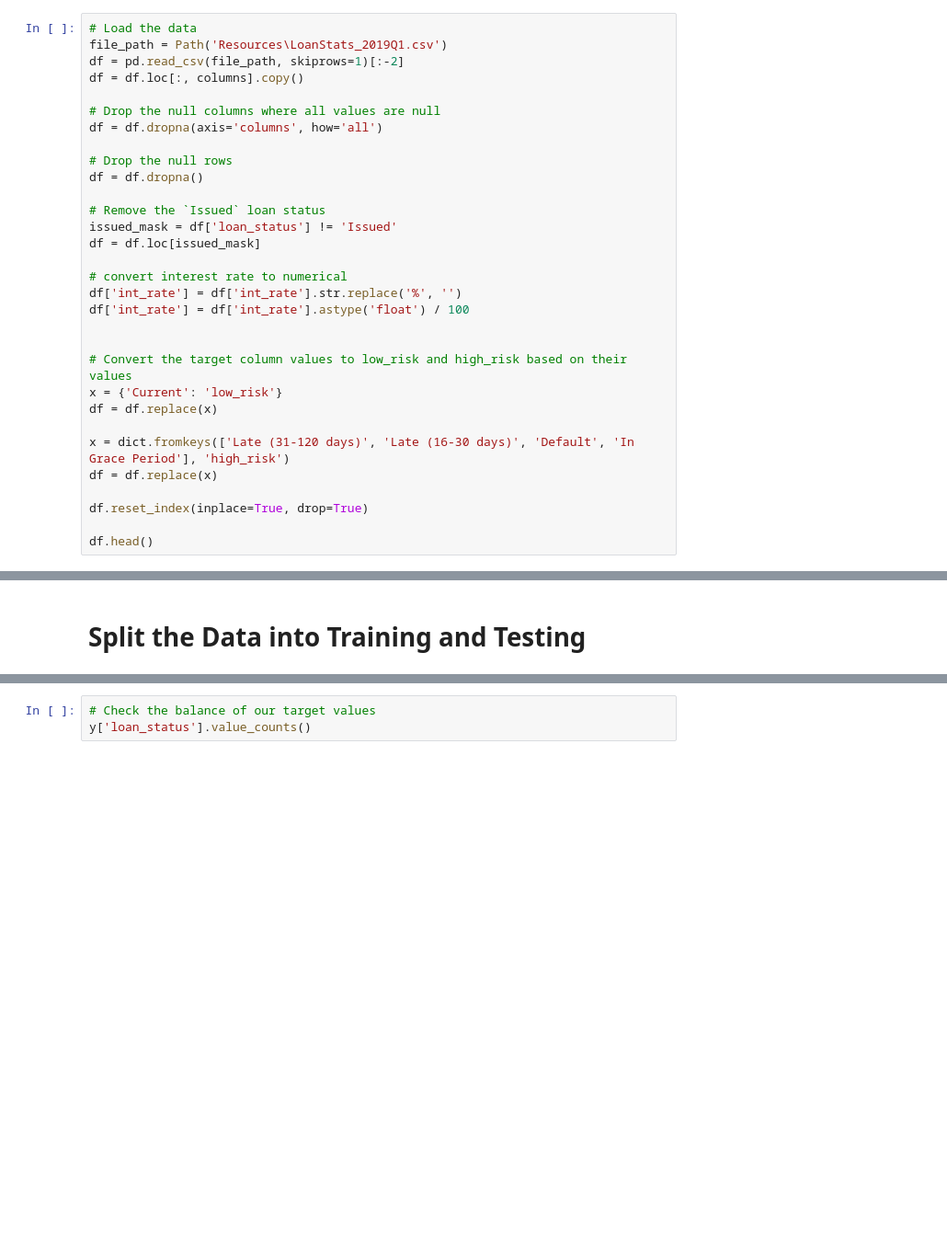
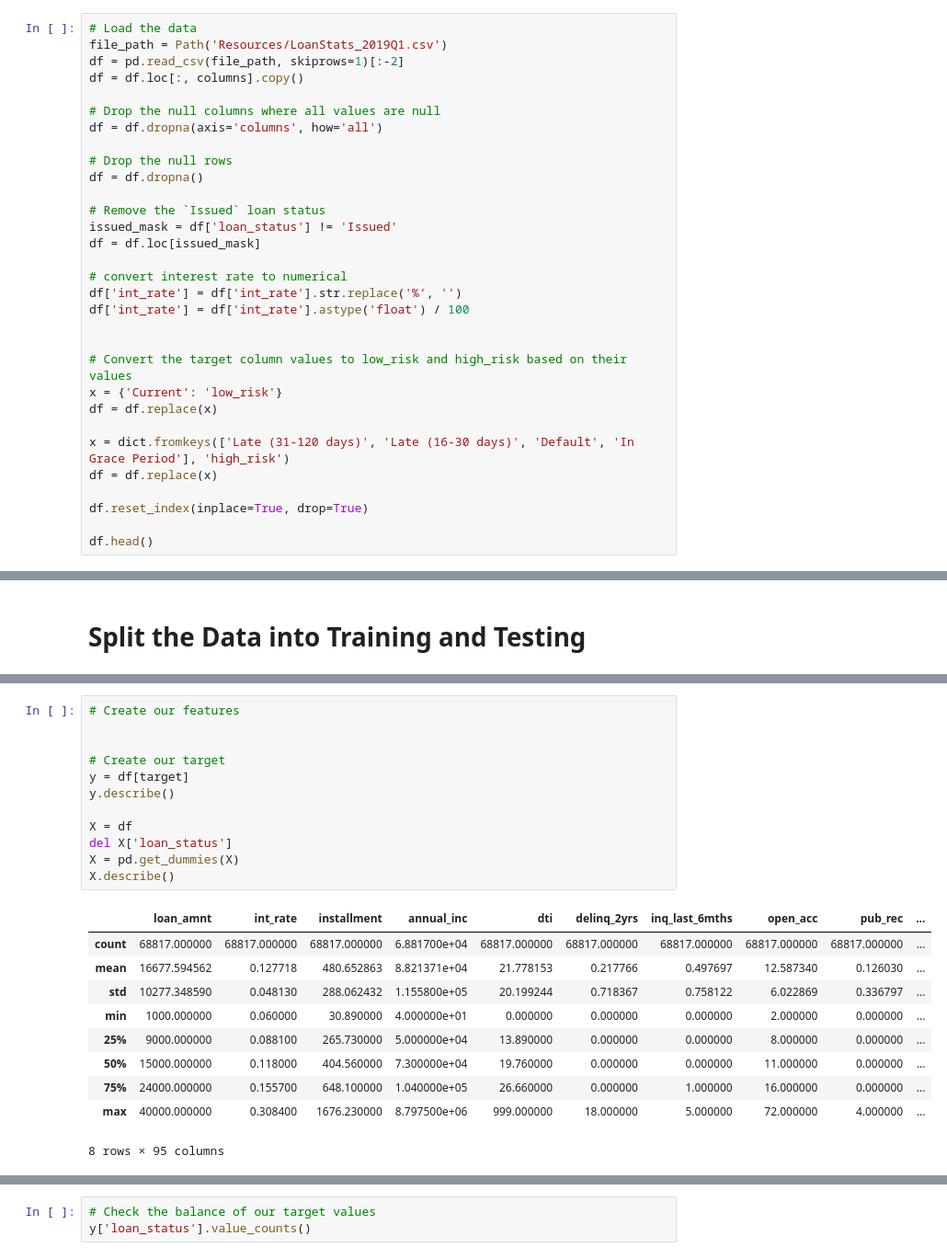
Before and after one commit to tomseeber/Credit_Risk_Analysis, a Jupyter notebook: credit_risk_ensemble.ipynb, the cells around one changed output, grey strips where cells are left out. Shown: that part at 92% size. Drawn from its saved outputs; the diff is of its cells as text; blank space fills up the shorter version.

```diff
--- a/credit_risk_ensemble.ipynb
+++ b/credit_risk_ensemble.ipynb
@@ -67,7 +67,7 @@ features = [
 ]
 # %%
 # Load the data
-file_path = Path('Resources\LoanStats_2019Q1.csv')
+file_path = Path('Resources/LoanStats_2019Q1.csv')
 df = pd.read_csv(file_path, skiprows=1)[:-2]
 df = df.loc[:, columns].copy()
 
@@ -117,3 +109,26 @@ SyntaxError: invalid syntax (<ipython-input-8-3b2c37909bff>, line 2)
+# %%
+# Create our features
+
+
+# Create our target
+y = df[target]
+y.describe()
+
+X = df
+del X['loan_status']
+X = pd.get_dummies(X)
+X.describe()
+# %% [output]
+|  | loan_amnt | int_rate | installment | annual_inc | dti | delinq_2yrs | inq_last_6mths | open_acc | pub_rec | ... |
+| count | 68817.000000 | 68817.000000 | 68817.000000 | 6.881700e+04 | 68817.000000 | 68817.000000 | 68817.000000 | 68817.000000 | 68817.000000 | ... |
+| mean | 16677.594562 | 0.127718 | 480.652863 | 8.821371e+04 | 21.778153 | 0.217766 | 0.497697 | 12.587340 | 0.126030 | ... |
+| std | 10277.348590 | 0.048130 | 288.062432 | 1.155800e+05 | 20.199244 | 0.718367 | 0.758122 | 6.022869 | 0.336797 | ... |
+| min | 1000.000000 | 0.060000 | 30.890000 | 4.000000e+01 | 0.000000 | 0.000000 | 0.000000 | 2.000000 | 0.000000 | ... |
+| 25% | 9000.000000 | 0.088100 | 265.730000 | 5.000000e+04 | 13.890000 | 0.000000 | 0.000000 | 8.000000 | 0.000000 | ... |
+| 50% | 15000.000000 | 0.118000 | 404.560000 | 7.300000e+04 | 19.760000 | 0.000000 | 0.000000 | 11.000000 | 0.000000 | ... |
+| 75% | 24000.000000 | 0.155700 | 648.100000 | 1.040000e+05 | 26.660000 | 0.000000 | 1.000000 | 16.000000 | 0.000000 | ... |
+| max | 40000.000000 | 0.308400 | 1676.230000 | 8.797500e+06 | 999.000000 | 18.000000 | 5.000000 | 72.000000 | 4.000000 | ... |
+8 rows × 95 columns
 # %%
 X.describe()
 # %% [output]
```
Also changed, not shown: parts of 13 cells of this notebook, 8 other files.
